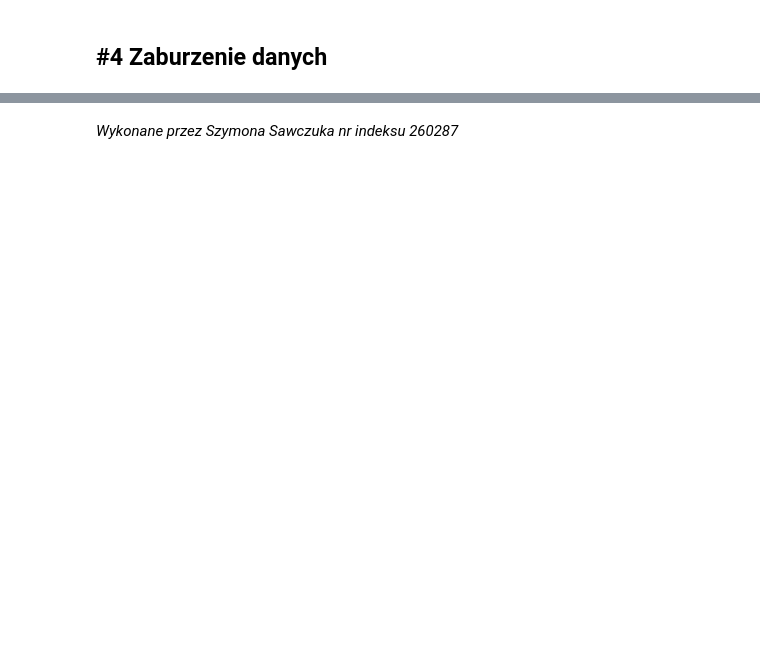
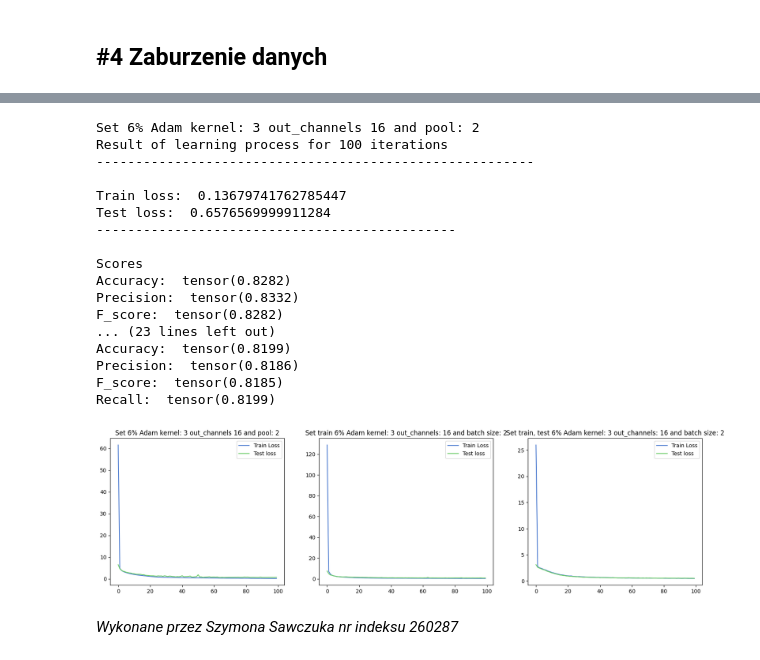
Before and after one commit to SzymonSawczuk/neural-networks, a Jupyter notebook: lab6/Ćwiczenie_6_Szymon_Sawczuk_260287.ipynb, the cells around one changed output, grey strips where cells are left out. Cells and saved outputs as stored; diff of their text form; code cells hidden in the pictures; blank space fills up the shorter version.

```diff
--- a/lab6/Ćwiczenie_6_Szymon_Sawczuk_260287.ipynb
+++ b/lab6/Ćwiczenie_6_Szymon_Sawczuk_260287.ipynb
@@ -356,2 +366,31 @@ Recall:  tensor(0.8342)
+# %%
+options_neurons_size = [[out_channels_16, train_set_6, test_set_6, kernel_size_3, pool_size_2],
+                        [out_channels_16, train_set_6, test_set_gauss_6, kernel_size_3, pool_size_3],
+                        [out_channels_16, train_set_gauss_6, test_set_gauss_6, kernel_size_3, pool_size_5]]
+
+options_neurons_titles = ["Set 6% Adam kernel: " + str(kernel_size_3) + " out_channels " + str(out_channels_16) + " and pool: " + str(pool_size_2),
+                          "Set train 6% Adam kernel: " + str(kernel_size_3) + " out_channels: " + str(out_channels_16) + " and batch size: " + str(pool_size_2),
+                          "Set train, test 6% Adam kernel: " + str(kernel_size_3) + " out_channels: " + str(out_channels_16) + " and batch size: " + str(pool_size_2)]
+
+run_models(options_neurons_size, options_neurons_titles)
+# %% [output]
+Set 6% Adam kernel: 3 out_channels 16 and pool: 2
+Result of learning process for 100 iterations
+--------------------------------------------------------
+
+Train loss:  0.13679741762785447
+Test loss:  0.6576569999911284
+----------------------------------------------
+
+Scores
+Accuracy:  tensor(0.8282)
+Precision:  tensor(0.8332)
+F_score:  tensor(0.8282)
+... (23 lines left out)
+Accuracy:  tensor(0.8199)
+Precision:  tensor(0.8186)
+F_score:  tensor(0.8185)
+Recall:  tensor(0.8199)
+[figure, added]
 # %% [markdown]
 <p><i>Wykonane przez Szymona Sawczuka nr indeksu 260287</i></p>
```
Also changed, not shown: parts of 16 cells of this notebook.
